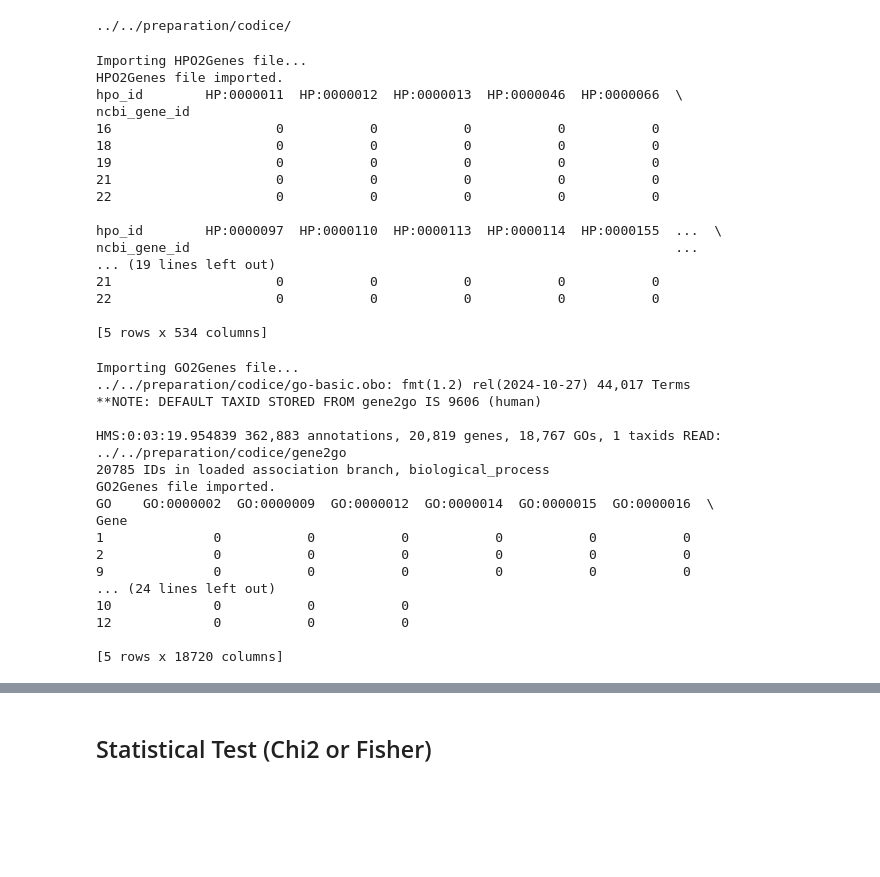
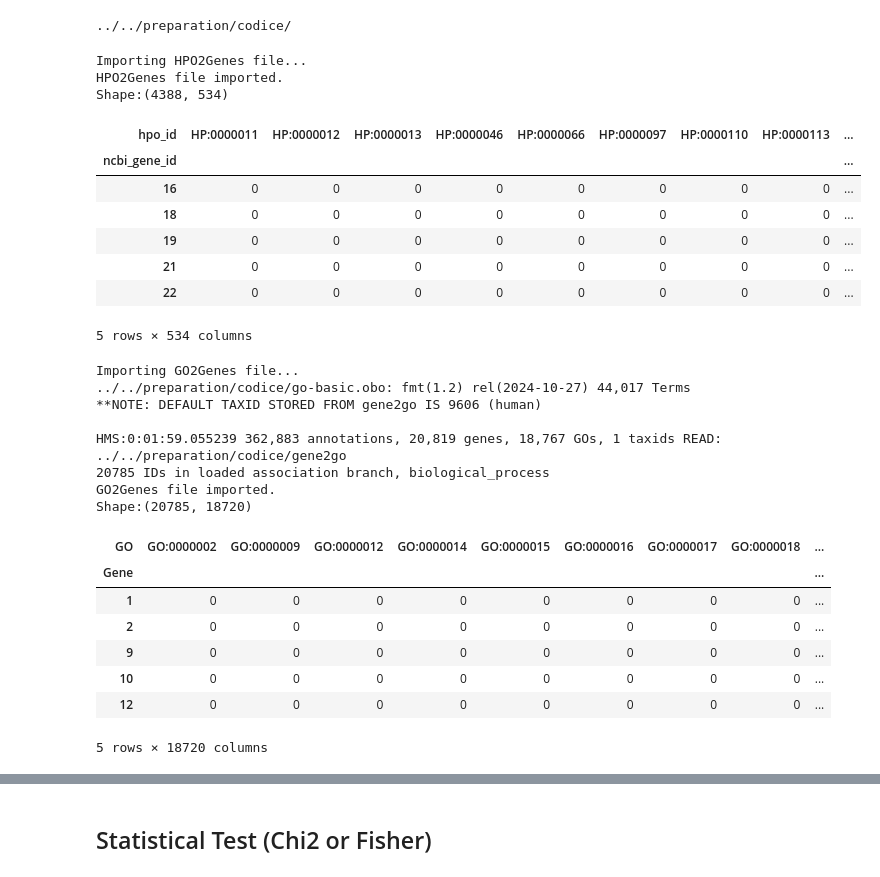
Before and after one commit to loremod/GO2HPO, a Jupyter notebook: exp1.ipynb, the cells around one changed output, grey strips where cells are left out. Cells and saved outputs as stored; diff of their text form; code cells hidden in the pictures; blank space fills up the shorter version.

```diff
--- a/exp1.ipynb
+++ b/exp1.ipynb
@@ -28,52 +29,46 @@ print(DATA_PATH)
 # %%
 logger.log("Importing HPO2Genes file...")
 data_manager.importHPO2GeneFile(HPO2GENES_PATH, L_bound = 50, R_bound = 75)
 logger.log("HPO2Genes file imported.")
-print(f"Shape:{data_manager.}")
-print(data_manager.hpo_head())
+print(f"Shape:{data_manager.hpo_shape()}")
+data_manager.hpo_head()
 # %% [output]
 Importing HPO2Genes file...
 HPO2Genes file imported.
-hpo_id        HP:0000011  HP:0000012  HP:0000013  HP:0000046  HP:0000066  \
-ncbi_gene_id
-16                     0           0           0           0           0
-18                     0           0           0           0           0
-19                     0           0           0           0           0
-21                     0           0           0           0           0
-22                     0           0           0           0           0
-
-hpo_id        HP:0000097  HP:0000110  HP:0000113  HP:0000114  HP:0000155  ...  \
-ncbi_gene_id                                                              ...
-... (19 lines left out)
-21                     0           0           0           0           0
-22                     0           0           0           0           0
-
-[5 rows x 534 columns]
+Shape:(4388, 534)
+| hpo_id | HP:0000011 | HP:0000012 | HP:0000013 | HP:0000046 | HP:0000066 | HP:0000097 | HP:0000110 | HP:0000113 | ... |
+| ncbi_gene_id |  |  |  |  |  |  |  |  | ... |
+| 16 | 0 | 0 | 0 | 0 | 0 | 0 | 0 | 0 | ... |
+| 18 | 0 | 0 | 0 | 0 | 0 | 0 | 0 | 0 | ... |
+| 19 | 0 | 0 | 0 | 0 | 0 | 0 | 0 | 0 | ... |
+| 21 | 0 | 0 | 0 | 0 | 0 | 0 | 0 | 0 | ... |
+| 22 | 0 | 0 | 0 | 0 | 0 | 0 | 0 | 0 | ... |
+5 rows × 534 columns
 # %%
 humanTaxID = 9606
 GO_taxonomies = [humanTaxID]
 logger.log("\nImporting GO2Genes file...")
 data_manager.importGO2GeneFile(go_ontology_path=GO_ONTOLOGY_PATH, gene2go_path=GENE2GO_PATH, taxids = GO_taxonomies)
 logger.log("GO2Genes file imported.")
-print(data_manager.go_head())
+print(f"Shape:{data_manager.go_shape()}")
+data_manager.go_head(columns = [])
 # %% [output]
 Importing GO2Genes file...
 ../../preparation/codice/go-basic.obo: fmt(1.2) rel(2024-10-27) 44,017 Terms
 **NOTE: DEFAULT TAXID STORED FROM gene2go IS 9606 (human)
 
-HMS:0:03:19.954839 362,883 annotations, 20,819 genes, 18,767 GOs, 1 taxids READ: ../../preparation/codice/gene2go
+HMS:0:01:59.055239 362,883 annotations, 20,819 genes, 18,767 GOs, 1 taxids READ: ../../preparation/codice/gene2go
 20785 IDs in loaded association branch, biological_process
 GO2Genes file imported.
-GO    GO:0000002  GO:0000009  GO:0000012  GO:0000014  GO:0000015  GO:0000016  \
-Gene
-1              0           0           0           0           0           0
-2              0           0           0           0           0           0
-9              0           0           0           0           0           0
-... (24 lines left out)
-10             0           0           0
-12             0           0           0
-
-[5 rows x 18720 columns]
+Shape:(20785, 18720)
+| GO | GO:0000002 | GO:0000009 | GO:0000012 | GO:0000014 | GO:0000015 | GO:0000016 | GO:0000017 | GO:0000018 | ... |
+| Gene |  |  |  |  |  |  |  |  | ... |
+| 1 | 0 | 0 | 0 | 0 | 0 | 0 | 0 | 0 | ... |
+| 2 | 0 | 0 | 0 | 0 | 0 | 0 | 0 | 0 | ... |
+| 9 | 0 | 0 | 0 | 0 | 0 | 0 | 0 | 0 | ... |
+| 10 | 0 | 0 | 0 | 0 | 0 | 0 | 0 | 0 | ... |
+| 12 | 0 | 0 | 0 | 0 | 0 | 0 | 0 | 0 | ... |
+5 rows × 18720 columns
 # %%
 data_manager.hpo_head()
 # %% [output]
```
Also changed, not shown: parts of 14 cells of this notebook, 1 other file.
